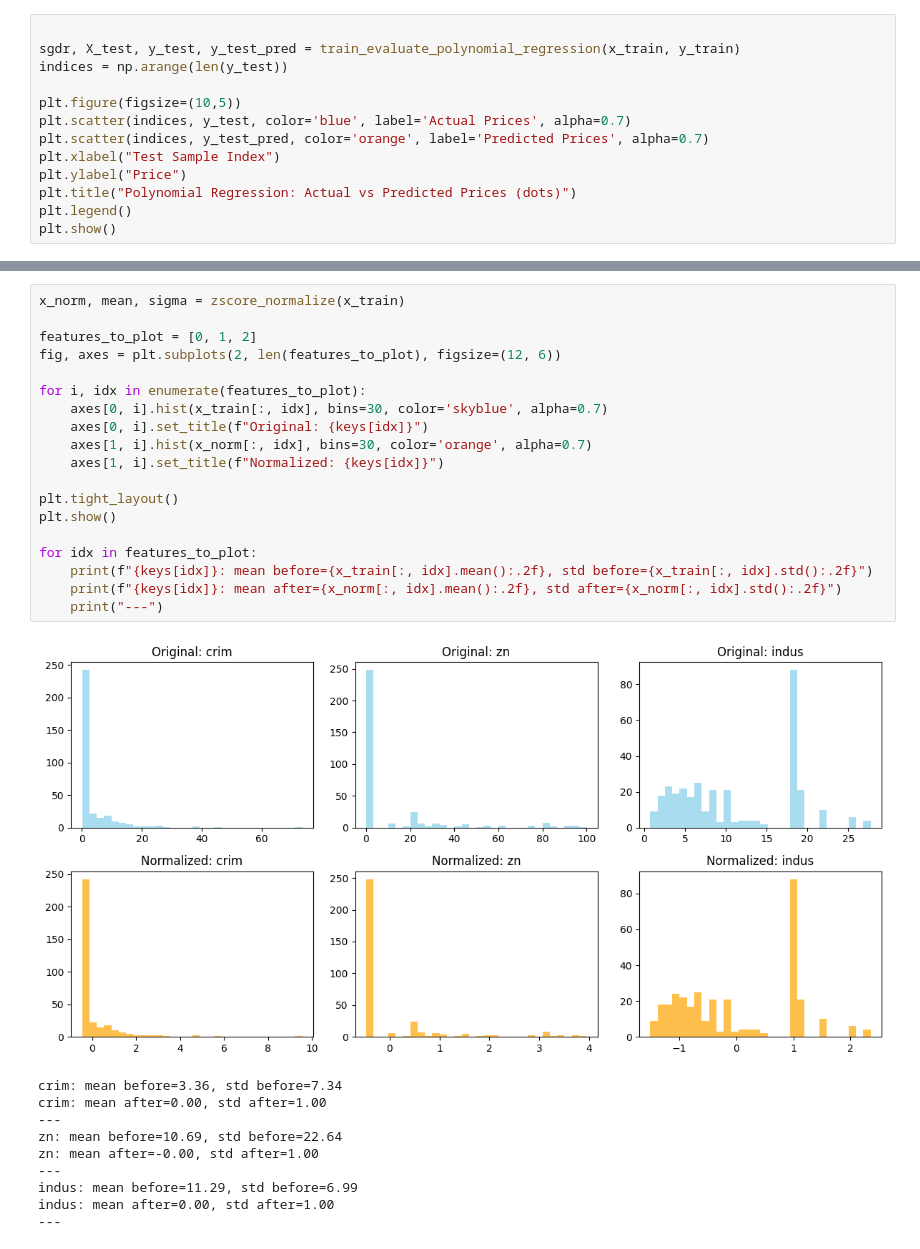
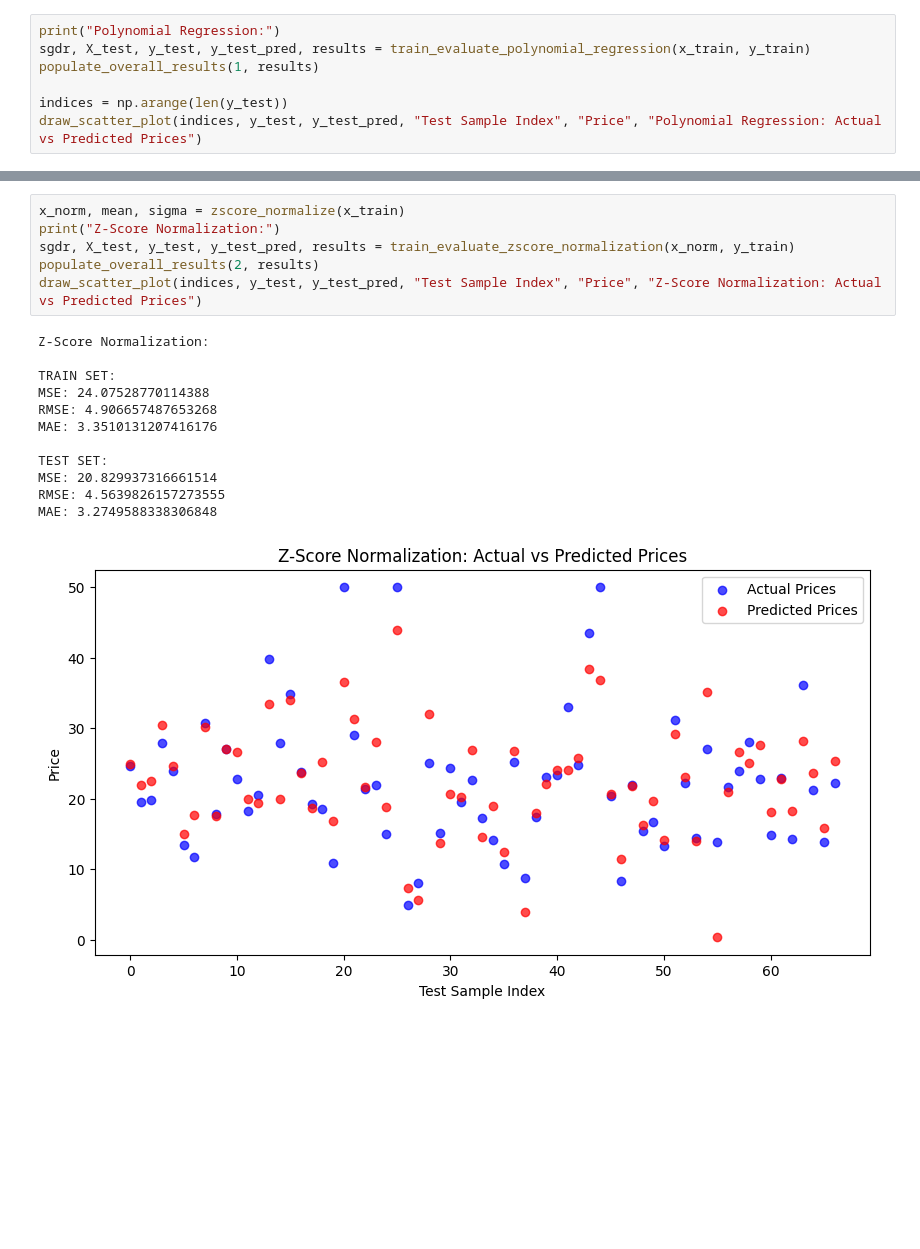
Before and after one commit to DillonWard/real-estate-price-predictor, a Jupyter notebook: demo.ipynb, the cells around one changed output, grey strips where cells are left out. Drawn from its saved outputs; the diff is of its cells as text; blank space fills up the shorter version.

```diff
--- a/demo.ipynb
+++ b/demo.ipynb
@@ -33,14 +101,8 @@ MAE: 3.5714776677068447
 # %%
+print("Polynomial Regression:")
+sgdr, X_test, y_test, y_test_pred, results = train_evaluate_polynomial_regression(x_train, y_train)
+populate_overall_results(1, results)
 
-sgdr, X_test, y_test, y_test_pred = train_evaluate_polynomial_regression(x_train, y_train)
 indices = np.arange(len(y_test))
-
-plt.figure(figsize=(10,5))
-plt.scatter(indices, y_test, color='blue', label='Actual Prices', alpha=0.7)
-plt.scatter(indices, y_test_pred, color='orange', label='Predicted Prices', alpha=0.7)
-plt.xlabel("Test Sample Index")
-plt.ylabel("Price")
-plt.title("Polynomial Regression: Actual vs Predicted Prices (dots)")
-plt.legend()
-plt.show()
+draw_scatter_plot(indices, y_test, y_test_pred, "Test Sample Index", "Price", "Polynomial Regression: Actual vs Predicted Prices")
 # %% [output]
@@ -57,30 +121,19 @@ MAE: 2.7587279082000147
 # %%
 x_norm, mean, sigma = zscore_normalize(x_train)
-
-features_to_plot = [0, 1, 2]
-fig, axes = plt.subplots(2, len(features_to_plot), figsize=(12, 6))
-
-for i, idx in enumerate(features_to_plot):
-    axes[0, i].hist(x_train[:, idx], bins=30, color='skyblue', alpha=0.7)
-    axes[0, i].set_title(f"Original: {keys[idx]}")
-    axes[1, i].hist(x_norm[:, idx], bins=30, color='orange', alpha=0.7)
-    axes[1, i].set_title(f"Normalized: {keys[idx]}")
-
-plt.tight_layout()
-plt.show()
-
-for idx in features_to_plot:
-    print(f"{keys[idx]}: mean before={x_train[:, idx].mean():.2f}, std before={x_train[:, idx].std():.2f}")
-    print(f"{keys[idx]}: mean after={x_norm[:, idx].mean():.2f}, std after={x_norm[:, idx].std():.2f}")
-    print("---")
+print("Z-Score Normalization:")
+sgdr, X_test, y_test, y_test_pred, results = train_evaluate_zscore_normalization(x_norm, y_train)
+populate_overall_results(2, results)
+draw_scatter_plot(indices, y_test, y_test_pred, "Test Sample Index", "Price", "Z-Score Normalization: Actual vs Predicted Prices")
 # %% [output]
+Z-Score Normalization:
+
+TRAIN SET:
+MSE: 24.07528770114388
+RMSE: 4.906657487653268
+MAE: 3.3510131207416176
+
+TEST SET:
+MSE: 20.829937316661514
+RMSE: 4.5639826157273555
+MAE: 3.2749588338306848
-[figure, old version]
+[figure, new version]
-crim: mean before=3.36, std before=7.34
-crim: mean after=0.00, std after=1.00
----
-zn: mean before=10.69, std before=22.64
-zn: mean after=-0.00, std after=1.00
----
-indus: mean before=11.29, std before=6.99
-indus: mean after=0.00, std after=1.00
----
```
Also changed, not shown: parts of 9 cells of this notebook, 15 other files.
